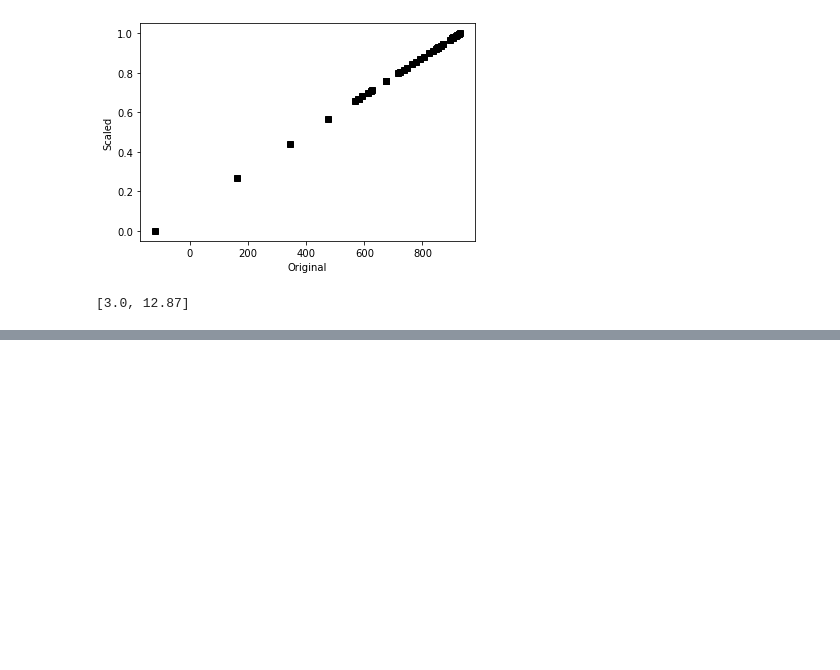
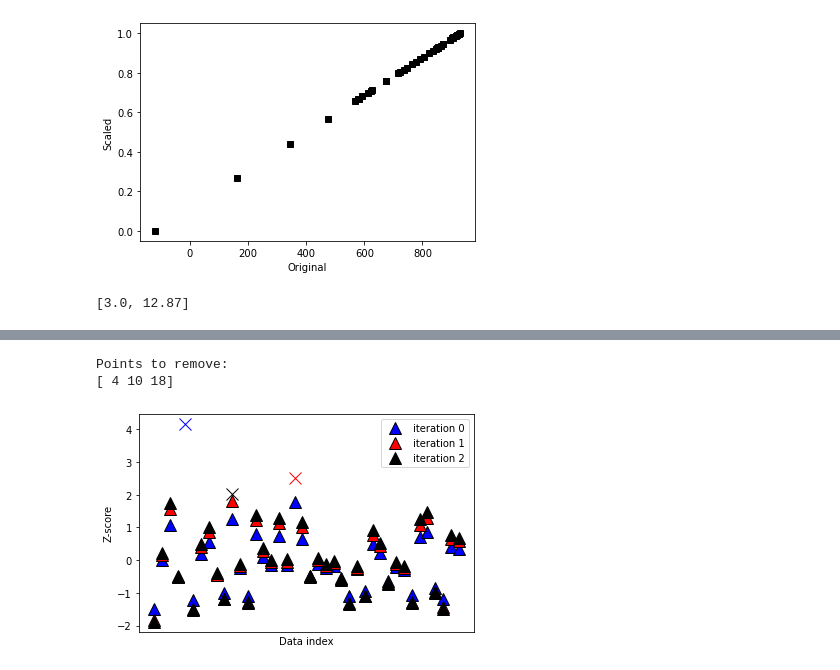
Before and after one commit to kelsklane/stat_practice, a Jupyter notebook: Practice_notebooks/Nomarlization_and_Outliers.ipynb, the cells around one changed output, grey strips where cells are left out. Drawn from its saved outputs; the diff is of its cells as text; code cells hidden in the pictures; blank space fills up the shorter version.

```diff
--- a/Practice_notebooks/Nomarlization_and_Outliers.ipynb
+++ b/Practice_notebooks/Nomarlization_and_Outliers.ipynb
@@ -84,0 +120,37 @@ print([min(super_scaled), max(super_scaled)])
+# %%
+#Iterative way
+new_thresh = 2
+z_data = (data - np.mean(data)) / np.std(data)
+
+z_color = 'brkm'
+cycles = 0
+while True:
+    #Convert data to z scale
+    mean = np.nanmean(z_data)
+    std = np.nanstd(z_data)
+    z_data = (z_data - mean) / std
+
+    #Points to remove
+    outliers = z_data > new_thresh
+
+    if sum(outliers) == 0:
+        break
+    else:
+        plt.plot(np.where(outliers)[0], z_data[outliers], '%sx'%z_color[cycles], markersize=12)
+        z_data[outliers] = np.nan
+
+    plt.plot(z_data, 'k^', markersize=12, markerfacecolor = z_color[cycles], label = 'iteration %g'%cycles)
+    cycles = cycles + 1
+
+plt.xticks([])
+plt.ylabel('Z-score')
+plt.xlabel('Data index')
+plt.legend()
+
+remove = np.where(np.isnan(z_data))[0]
+print("Points to remove:")
+print(remove)
+# %% [output]
+Points to remove:
+[ 4 10 18]
+[figure, added]
```
Also changed, not shown: parts of 8 cells of this notebook.
